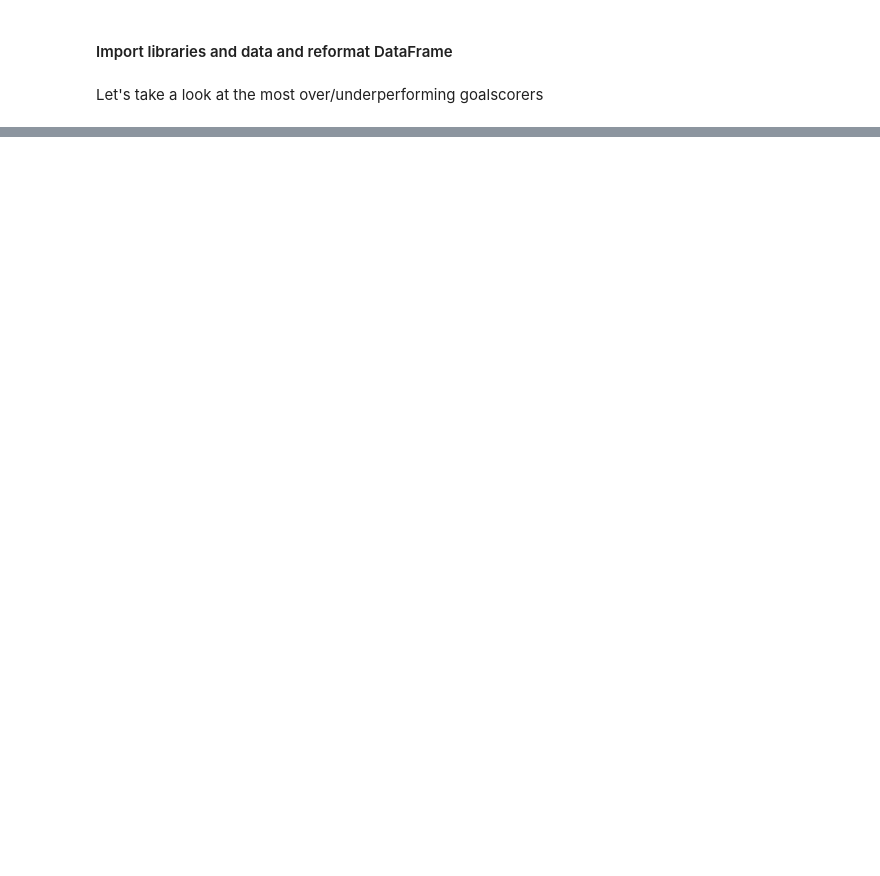
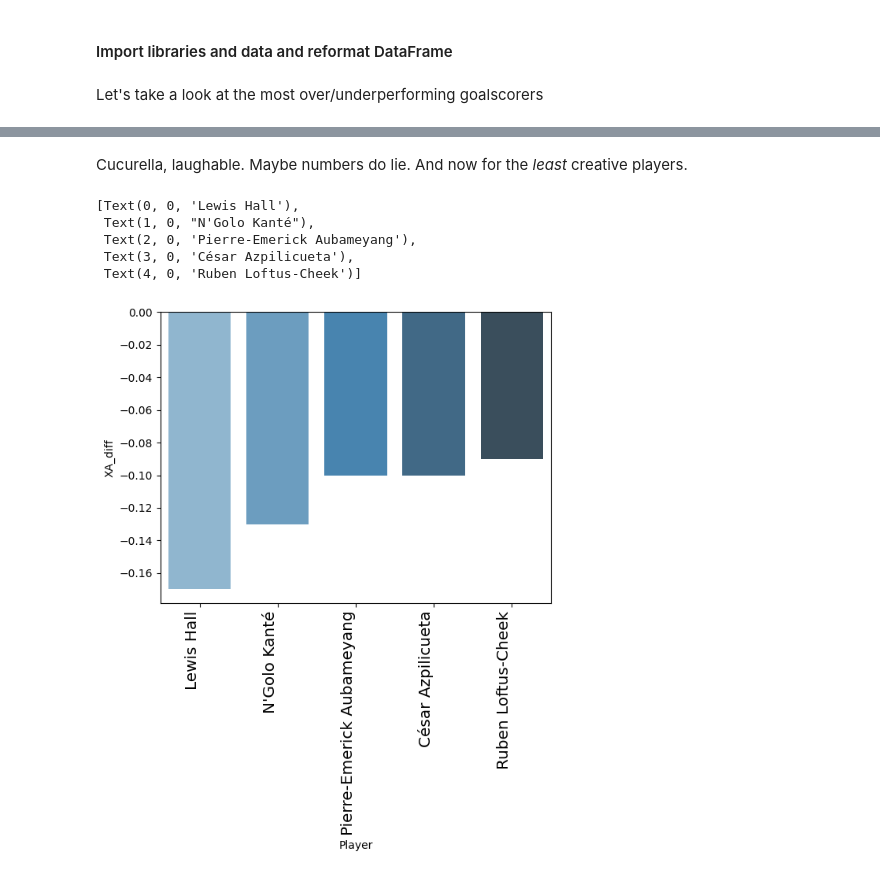
Before and after one commit to j-hussain/Chelsea-Analysis, a Jupyter notebook: notebook.ipynb, the cells around one changed output, grey strips where cells are left out. Drawn from its saved outputs; the diff is of its cells as text; code cells hidden in the pictures; blank space fills up the shorter version.

```diff
--- a/notebook.ipynb
+++ b/notebook.ipynb
@@ -60,0 +106,19 @@ sns.set_ylabel("xG difference")
+# %% [markdown]
+Cucurella, laughable. Maybe numbers do lie. And now for the *least* creative players.
+# %%
+least_creative = df.sort_values('XA_diff', axis=0, ascending=True)[["Player", "XA_diff"]]
+chart = sns.barplot(x='Player', y='XA_diff', data=least_creative[:5], palette='Blues_d')
+chart.set_xticklabels(
+    chart.get_xticklabels(),
+    rotation=90,
+    horizontalalignment='right',
+    fontweight='light',
+    fontsize='x-large'
+)
+# %% [output]
+[Text(0, 0, 'Lewis Hall'),
+ Text(1, 0, "N'Golo Kanté"),
+ Text(2, 0, 'Pierre-Emerick Aubameyang'),
+ Text(3, 0, 'César Azpilicueta'),
+ Text(4, 0, 'Ruben Loftus-Cheek')]
+[figure, added]
```
Also changed, not shown: parts of 8 cells of this notebook.
